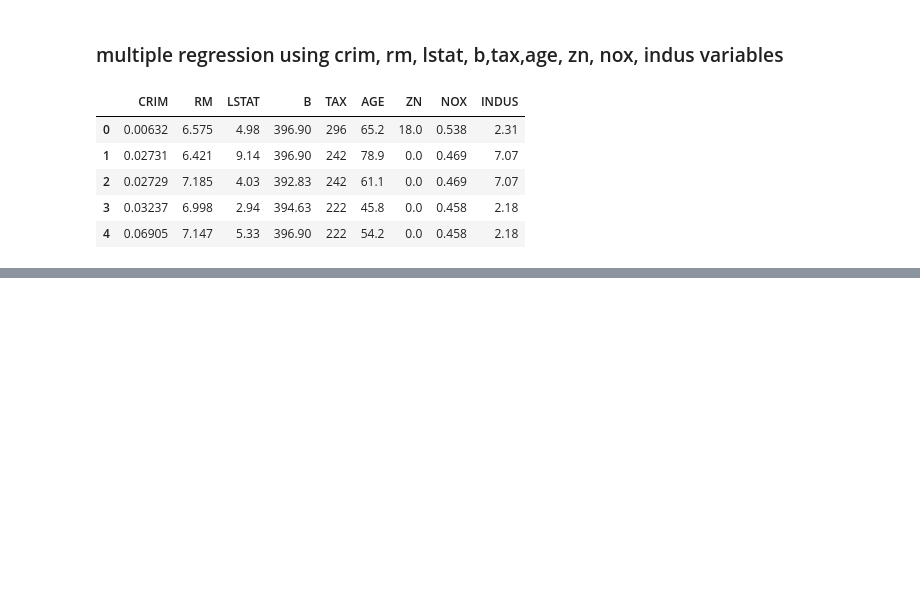
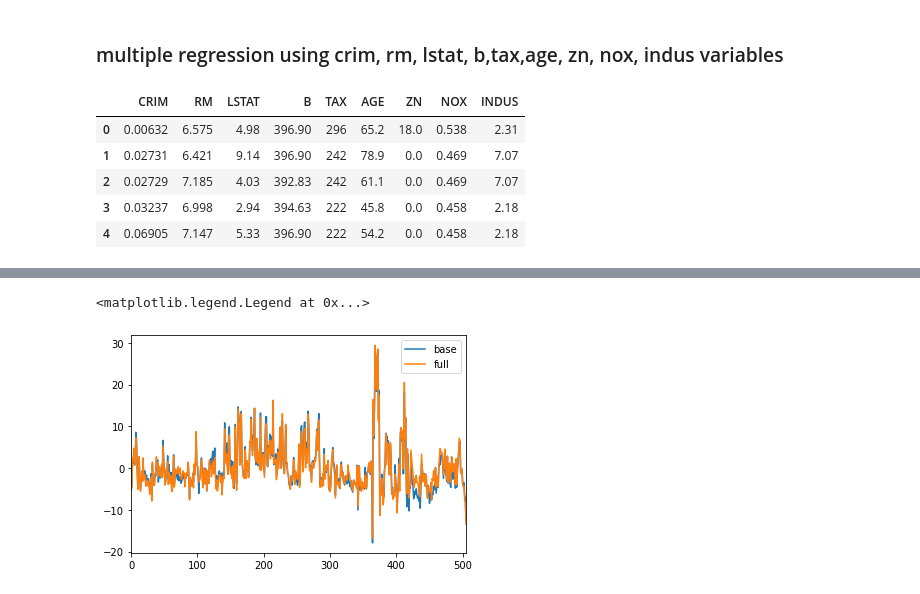
Before and after one commit to YoungJae-Hur/Data-science, a Jupyter notebook: ml-algorithms/2. multiple regression model part.2.ipynb, the cells around one changed output, grey strips where cells are left out. Drawn from its saved outputs; the diff is of its cells as text; code cells hidden in the pictures; blank space fills up the shorter version.

Commit message:
Add extensions of multiple variables

```diff
--- a/ml-algorithms/2. multiple regression model part.2.ipynb
+++ b/ml-algorithms/2. multiple regression model part.2.ipynb
@@ -99,3 +100,10 @@ x_data2.head()
 | 2 | 0.02729 | 7.185 | 4.03 | 392.83 | 242 | 61.1 | 0.0 | 0.469 | 7.07 |
 | 3 | 0.03237 | 6.998 | 2.94 | 394.63 | 222 | 45.8 | 0.0 | 0.458 | 2.18 |
 | 4 | 0.06905 | 7.147 | 5.33 | 396.90 | 222 | 54.2 | 0.0 | 0.458 | 2.18 |
+# %%
+# add constant
+x_data2_ = sm.add_constant(x_data2, has_constant='add')
+# %%
+# fit into model
+multi_model2 = sm.OLS(target, x_data2_)
+fitted_model2 = multi_model2.fit()
@@ -101,0 +166,9 @@ x_data2.head()
+# %%
+# compare base model and full model
+import matplotlib.pyplot as plt
+fitted_multi_model.resid.plot(label='base')
+fitted_model2.resid.plot(label='full')
+plt.legend()
+# %% [output]
+<matplotlib.legend.Legend at 0x...>
+[figure, added]
```
Also changed, not shown: parts of 15 cells of this notebook.
